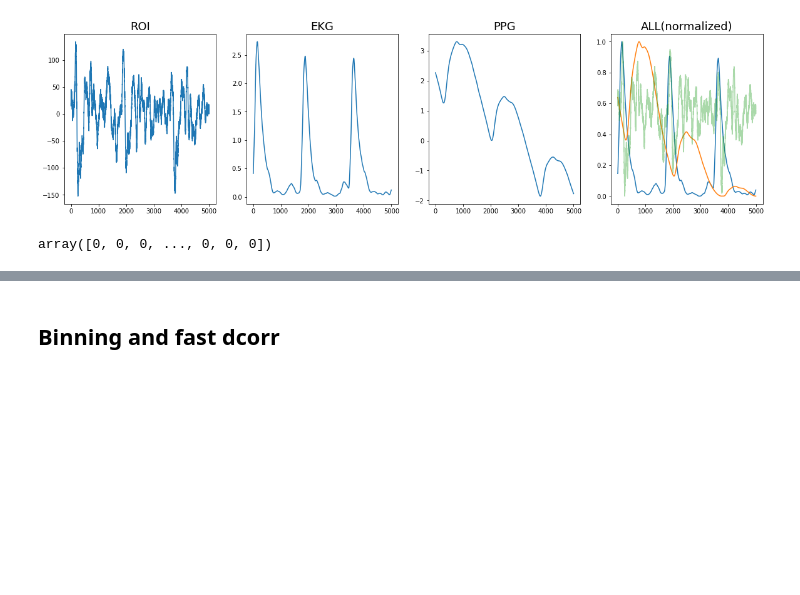
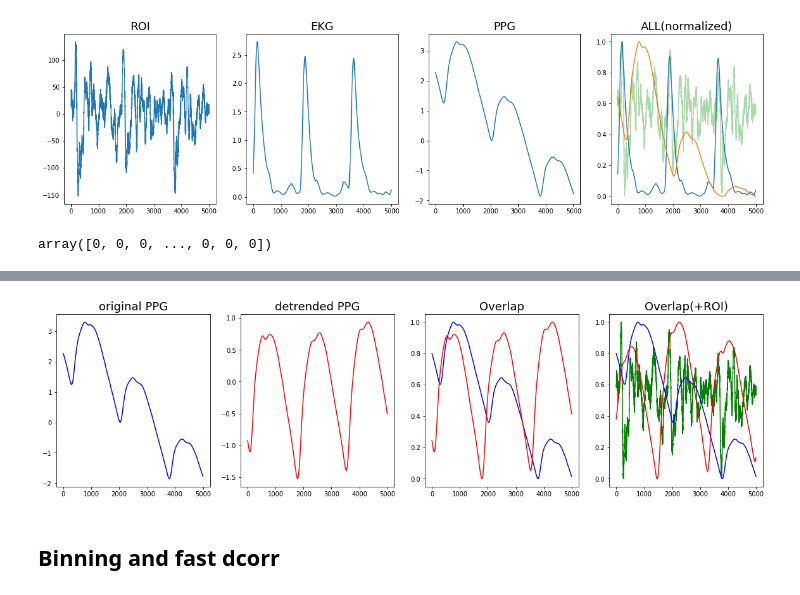
Before and after one commit to jshinm/hologram-biometric-signal-parsing, a Jupyter notebook: MindX_dataloader.ipynb, the cells around one changed output, grey strips where cells are left out. Drawn from its saved outputs; the diff is of its cells as text; code cells hidden in the pictures; blank space fills up the shorter version.

```diff
--- a/MindX_dataloader.ipynb
+++ b/MindX_dataloader.ipynb
@@ -416,0 +317,25 @@ kmerf = hyppo.independence.KMERF()
+# %%
+# ppg vs ekg (out of sync possibly due to the slanted nature of PPG waveform)
+fig, (ax1, ax2, ax3, ax4) = plt.subplots(1,4, figsize=(20,5))
+
+nlim = 5000
+dsview = ds1
+
+ax1.set_title('original PPG', fontsize=18)
+ax1.plot((np.array(ds1[5]))[:nlim], 'b-')
+
+ax2.set_title('detrended PPG', fontsize=18)
+ax2.plot(ds_detrend_ppg[:nlim][::1], 'r-')
+
+ax3.set_title('Overlap', fontsize=18)
+ax3.plot(normalize(np.array(ds1[5])[:nlim]), 'b-')
+ax3.plot(normalize(ds_detrend_ppg[:nlim][::1]), 'r-')
+
+ax4.plot(normalize(np.array(ds1[6])[:nlim]),'g-')
+ax4.plot(normalize(np.array(ds1[5])[:nlim]), 'b-')
+ax4.plot(normalize(np.array(ds_detrend)[:nlim][::1]), 'r-', alpha=1.0)
+ax4.set_title('Overlap(+ROI)', fontsize=18)
+
+plt.savefig(dirpathimg + 'detrended.png', bbox_inches='tight')
+# %% [output]
+[figure, added]
```
Also changed, not shown: parts of 65 cells of this notebook.
